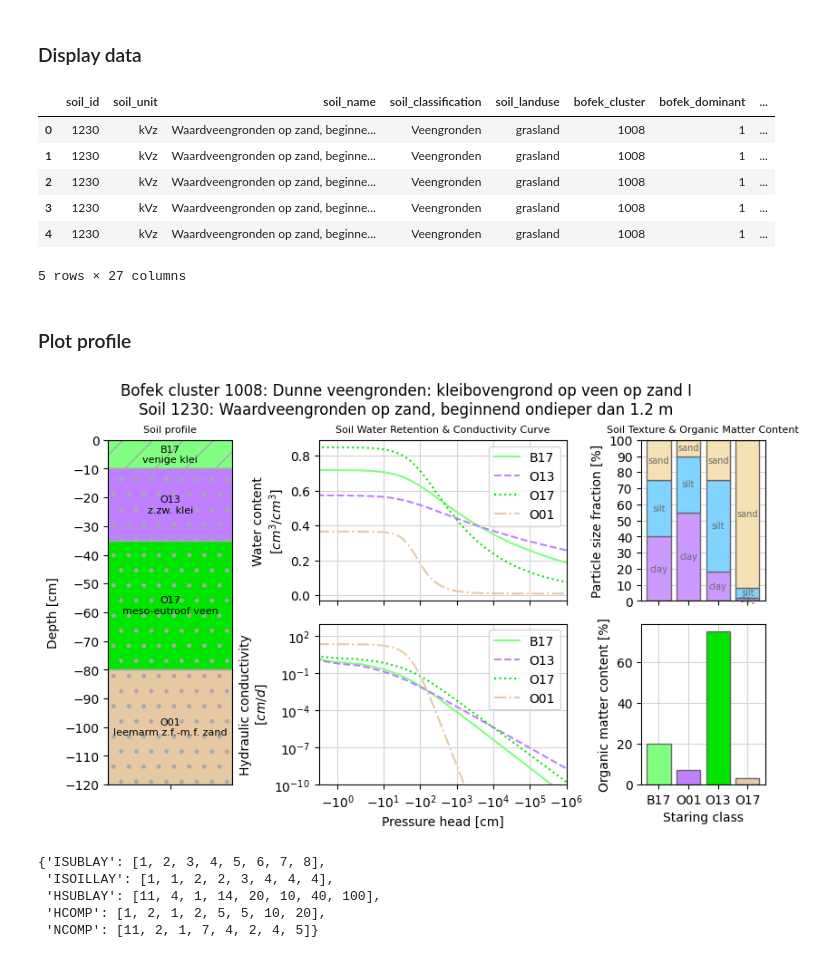
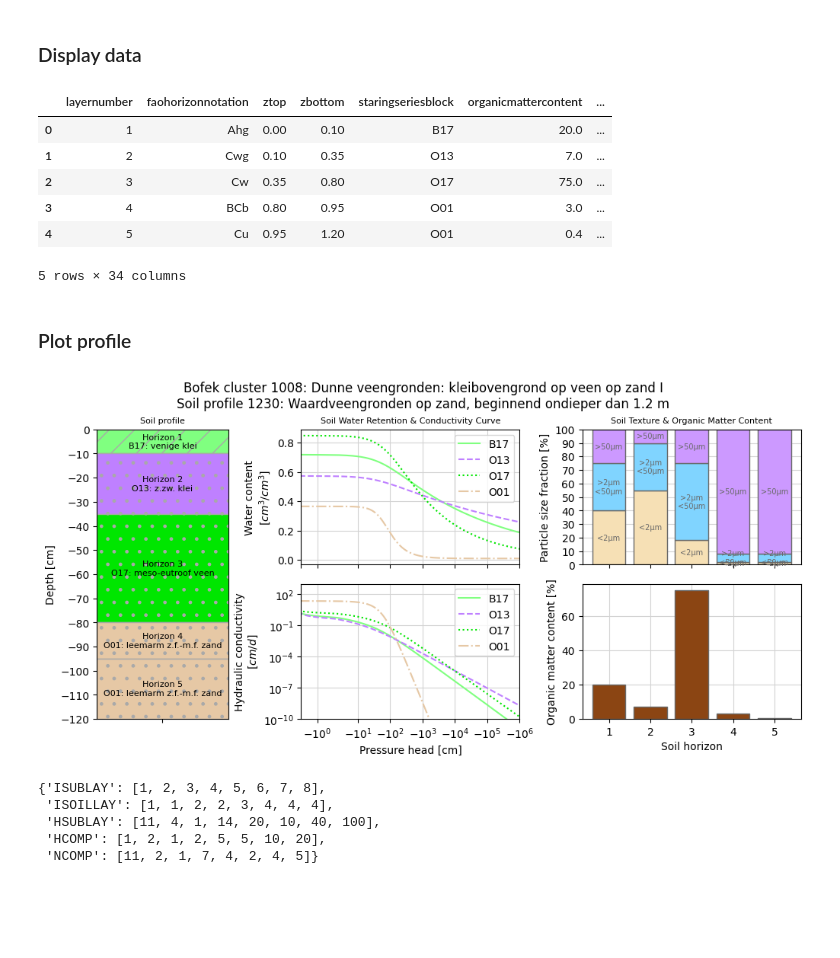
Before and after one commit to markvdbrink/dutchsoils, a Jupyter notebook: docs/examples/00-Overview.ipynb, the cells around one changed output. Drawn from its saved outputs; the diff is of its cells as text; code cells hidden in the pictures; blank space fills up the shorter version.

Commit message:
feat: Adjusted data tables to reflect the original data better.

```diff
--- a/docs/examples/00-Overview.ipynb
+++ b/docs/examples/00-Overview.ipynb
@@ -20,21 +20,21 @@ sp = ds.SoilProfile(bofek_cluster=1008)
 # %% [markdown]
 ### Display data
 # %%
-sp.get_data()
+sp.get_data_horizons(which="all")
 # %% [output]
-|  | soil_id | soil_unit | soil_name | soil_classification | soil_landuse | bofek_cluster | bofek_dominant | ... |
-| 0 | 1230 | kVz | Waardveengronden op zand, beginne... | Veengronden | grasland | 1008 | 1 | ... |
-| 1 | 1230 | kVz | Waardveengronden op zand, beginne... | Veengronden | grasland | 1008 | 1 | ... |
-| 2 | 1230 | kVz | Waardveengronden op zand, beginne... | Veengronden | grasland | 1008 | 1 | ... |
-| 3 | 1230 | kVz | Waardveengronden op zand, beginne... | Veengronden | grasland | 1008 | 1 | ... |
-| 4 | 1230 | kVz | Waardveengronden op zand, beginne... | Veengronden | grasland | 1008 | 1 | ... |
+|  | layernumber | faohorizonnotation | ztop | zbottom | staringseriesblock | organicmattercontent | ... |
+| 0 | 1 | Ahg | 0.00 | 0.10 | B17 | 20.0 | ... |
+| 1 | 2 | Cwg | 0.10 | 0.35 | O13 | 7.0 | ... |
+| 2 | 3 | Cw | 0.35 | 0.80 | O17 | 75.0 | ... |
+| 3 | 4 | BCb | 0.80 | 0.95 | O01 | 3.0 | ... |
+| 4 | 5 | Cu | 0.95 | 1.20 | O01 | 0.4 | ... |
-5 rows × 27 columns
+5 rows × 34 columns
 # %% [markdown]
 ### Plot profile
 # %%
-sp.plot(merge_layers=True)
+sp.plot(merge_layers=False)
 # %% [output]
-[figure, old version]
+[figure, new version]
 # %%
 sp.get_swapinput_profile(
     discretisation_compheights=[1, 2, 5, 10, 20],
```
Also changed, not shown: 17 other files.
